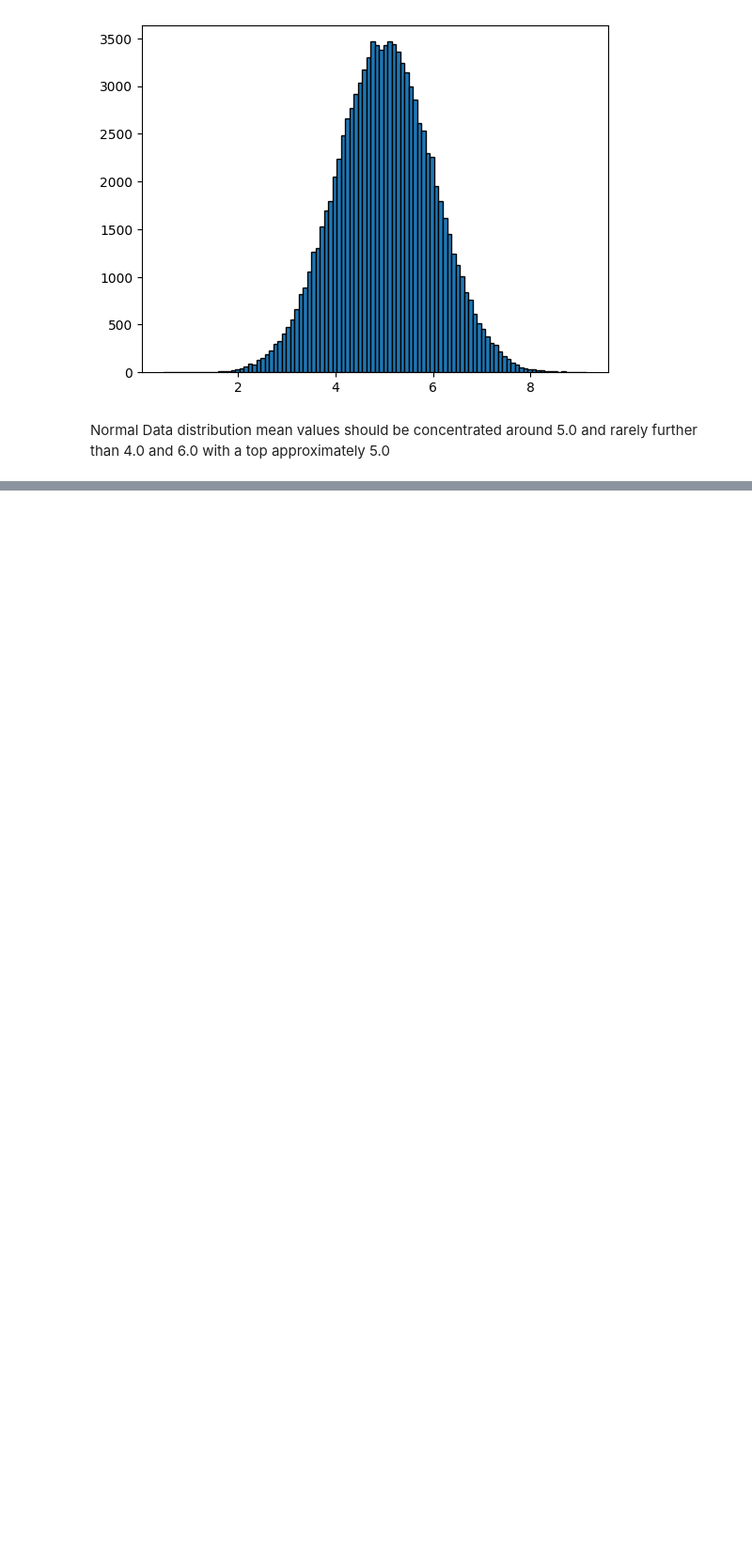
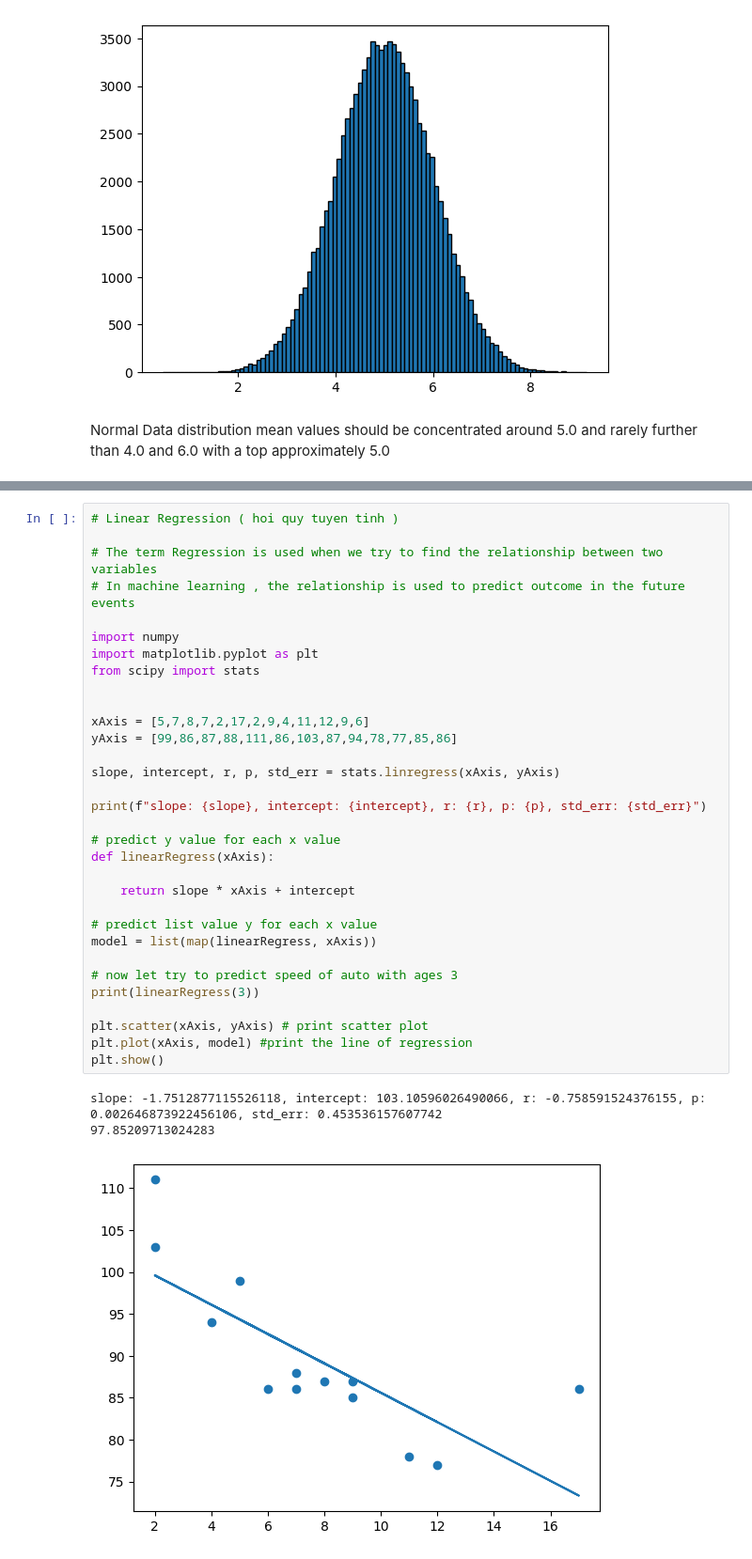
Before and after one commit to ngoctu99/machineLerningProject, a Jupyter notebook: content.ipynb, the cells around one changed output, grey strips where cells are left out. Shown at 94% size. Drawn from its saved outputs; the diff is of its cells as text; blank space fills up the shorter version.

Commit message:
stop by the linearregression

```diff
--- a/content.ipynb
+++ b/content.ipynb
@@ -141,0 +171,36 @@ Normal Data distribution mean values should be concentrated around 5.0 and rarel
+# %%
+# Linear Regression ( hoi quy tuyen tinh )
+
+# The term Regression is used when we try to find the relationship between two variables
+# In machine learning , the relationship is used to predict outcome in the future events
+
+import numpy
+import matplotlib.pyplot as plt
+from scipy import stats
+
+
+xAxis = [5,7,8,7,2,17,2,9,4,11,12,9,6]
+yAxis = [99,86,87,88,111,86,103,87,94,78,77,85,86]
+
+slope, intercept, r, p, std_err = stats.linregress(xAxis, yAxis)
+
+print(f"slope: {slope}, intercept: {intercept}, r: {r}, p: {p}, std_err: {std_err}")
+
+# predict y value for each x value
+def linearRegress(xAxis):
+
+    return slope * xAxis + intercept
+
+# predict list value y for each x value
+model = list(map(linearRegress, xAxis))
+
+# now let try to predict speed of auto with ages 3
+print(linearRegress(3))
+
+plt.scatter(xAxis, yAxis) # print scatter plot
+plt.plot(xAxis, model) #print the line of regression
+plt.show()
+# %% [output]
+slope: -1.7512877115526118, intercept: 103.10596026490066, r: -0.758591524376155, p: 0.002646873922456106, std_err: 0.453536157607742
+97.85209713024283
+[figure, added]
```
Also changed, not shown: parts of 7 cells of this notebook, 1 other file.
